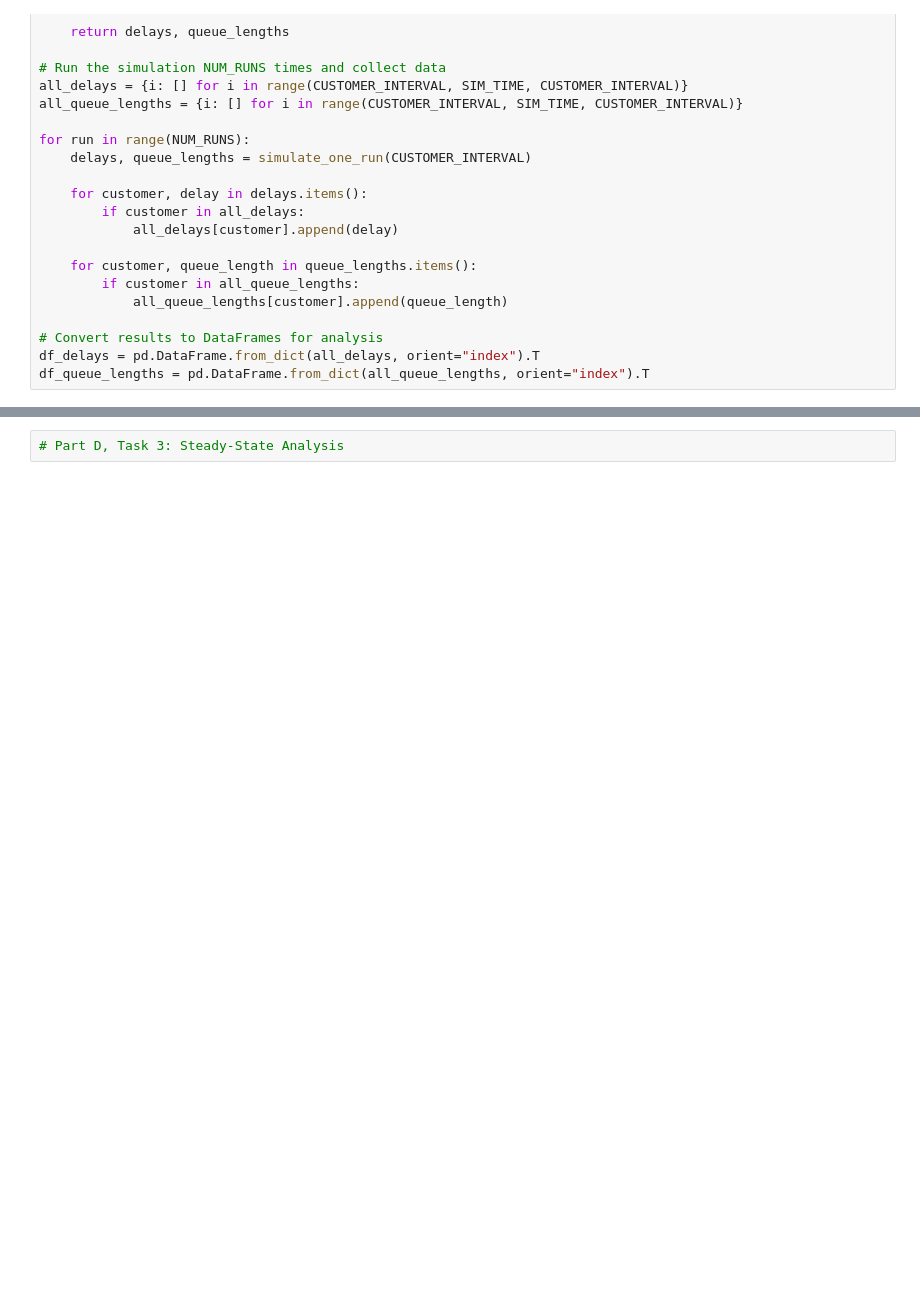
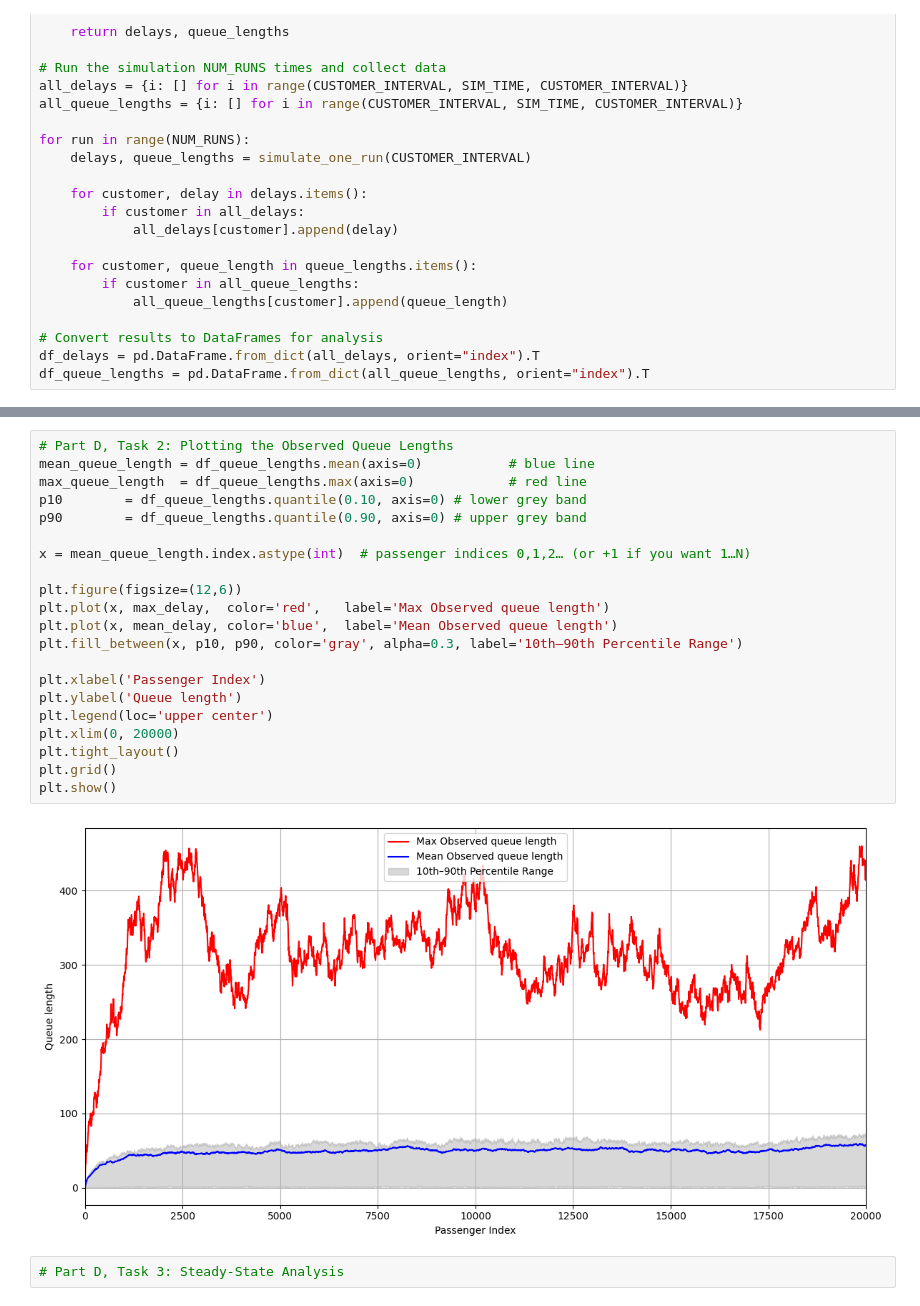
Before and after one commit to SimonsRepositories/zhaw-aviatik-tso, a Jupyter notebook: 09_01_qpa1.ipynb, the cells around one changed output, grey strips where cells are left out. Cells and saved outputs as stored; diff of their text form; blank space fills up the shorter version.

```diff
--- a/09_01_qpa1.ipynb
+++ b/09_01_qpa1.ipynb
@@ -321,3 +361,26 @@ df_queue_lengths = pd.DataFrame.from_dict(all_queue_lengths, orient="index").T
+# %%
+# Part D, Task 2: Plotting the Observed Queue Lengths
+mean_queue_length = df_queue_lengths.mean(axis=0)           # blue line
+max_queue_length  = df_queue_lengths.max(axis=0)            # red line
+p10        = df_queue_lengths.quantile(0.10, axis=0) # lower grey band
+p90        = df_queue_lengths.quantile(0.90, axis=0) # upper grey band
+
+x = mean_queue_length.index.astype(int)  # passenger indices 0,1,2… (or +1 if you want 1…N)
+
+plt.figure(figsize=(12,6))
+plt.plot(x, max_delay,  color='red',   label='Max Observed queue length')
+plt.plot(x, mean_delay, color='blue',  label='Mean Observed queue length')
+plt.fill_between(x, p10, p90, color='gray', alpha=0.3, label='10th–90th Percentile Range')
+
+plt.xlabel('Passenger Index')
+plt.ylabel('Queue length')
+plt.legend(loc='upper center')
+plt.xlim(0, 20000)
+plt.tight_layout()
+plt.grid()
+plt.show()
+# %% [output]
+[figure, added]
 # %%
 # Part D, Task 3: Steady-State Analysis
 # %% [markdown]
```
Also changed, not shown: parts of 9 cells of this notebook.
